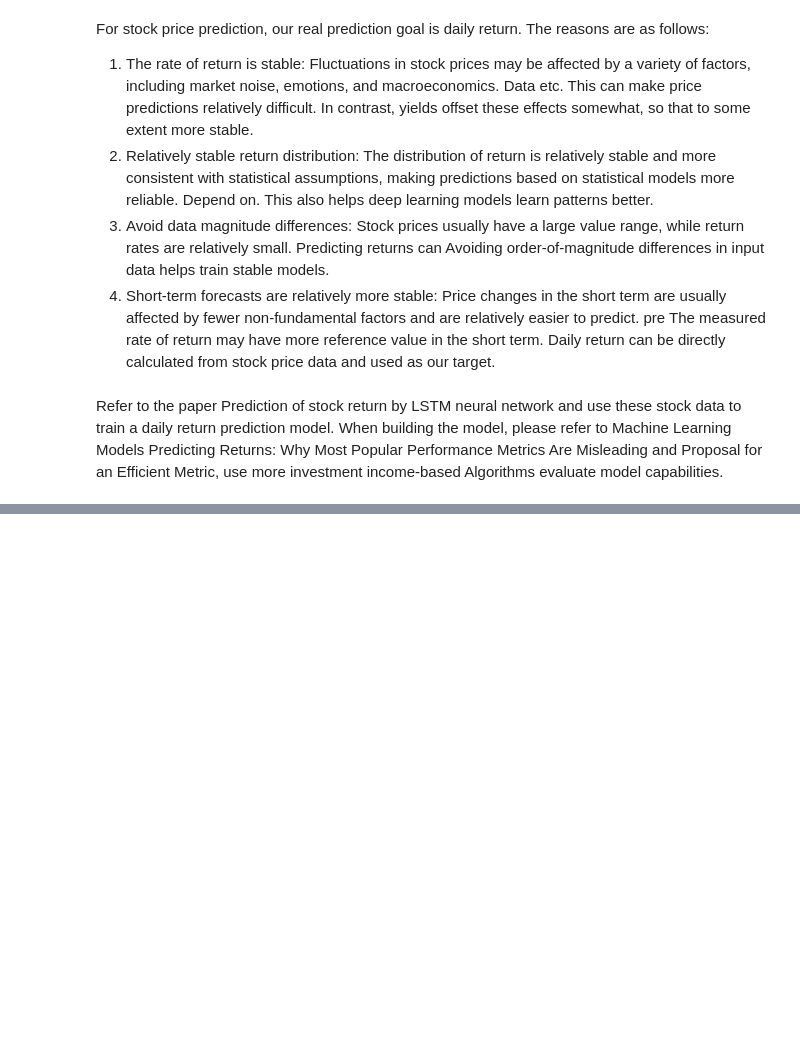
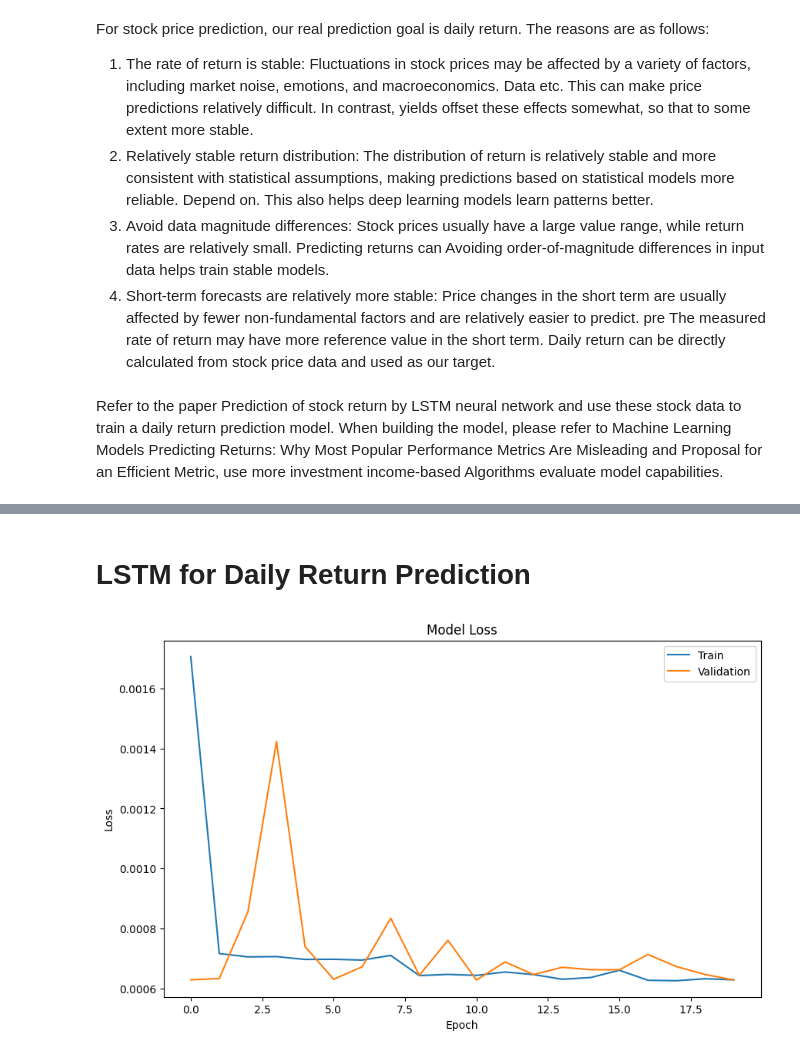
Before and after one commit to LibertyChaser/price_prediction, a Jupyter notebook: code/notebooks/w5_Return_Rate_Prediction_Model.ipynb, the cells around one changed output, grey strips where cells are left out. Cells and saved outputs as stored; diff of their text form; code cells hidden in the pictures; blank space fills up the shorter version.

```diff
--- a/code/notebooks/w5_Return_Rate_Prediction_Model.ipynb
+++ b/code/notebooks/w5_Return_Rate_Prediction_Model.ipynb
@@ -20,0 +104,7 @@ Algorithms evaluate model capabilities.
+# %%
+# We will ignore the index to allow for a continuous index in the new DataFrame.
+combined_data = pd.concat(
+    [value for value in data_dict.values()], ignore_index=True)
+# %%
+combined_data.dropna(inplace=True)
+combined_data.info()
@@ -20,0 +144,13 @@ Algorithms evaluate model capabilities.
+# %% [markdown]
+# LSTM for Daily Return Prediction
+# %%
+# Encode the 'Stock' variable using one-hot encoding
+stock_dummies = pd.get_dummies(combined_data, drop_first=True)
+
+# Create an instance of StandardScaler
+scaler = StandardScaler()
+scaled_features = scaler.fit_transform(
+    combined_data[['1. open', '2. high', '3. low', '5. adjusted close', '6. volume']])
+
+# Combine the scaled features with stock dummy variables
+scaled_features_with_stock = np.hstack((scaled_features, stock_dummies.values))
@@ -20,0 +181,27 @@ Algorithms evaluate model capabilities.
+# %%
+model = Sequential()
+model.add(LSTM(units=50, return_sequences=True,
+          input_shape=(X_train.shape[1], X_train.shape[2])))
+model.add(LSTM(units=50))
+
+# model.add(Dropout(0.2))
+model.add(Dense(1))
+model.compile(loss='mean_squared_error',
+              optimizer=optimizers.Adam(learning_rate=0.01))
+
+model.compile(loss='mean_squared_error', optimizer='adam')
+
+history = model.fit(X_train, y_train, epochs=20, batch_size=16,
+                    validation_split=0.15, verbose=1)
+# %%
+# Plotting training and validation loss
+plt.figure(figsize=(10, 6))
+plt.plot(history.history['loss'], label='train')
+plt.plot(history.history['val_loss'], label='validation')
+plt.title('Model Loss')
+plt.ylabel('Loss')
+plt.xlabel('Epoch')
+plt.legend(['Train', 'Validation'], loc='upper right')
+plt.show()
+# %% [output]
+[figure, added]
```
Also changed, not shown: parts of 22 cells of this notebook.
